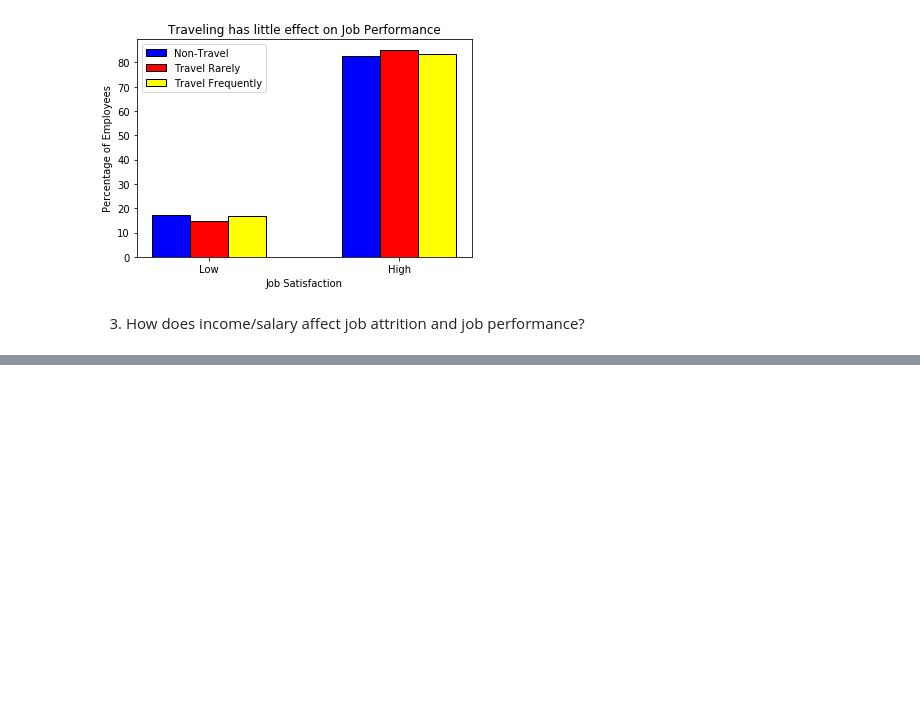
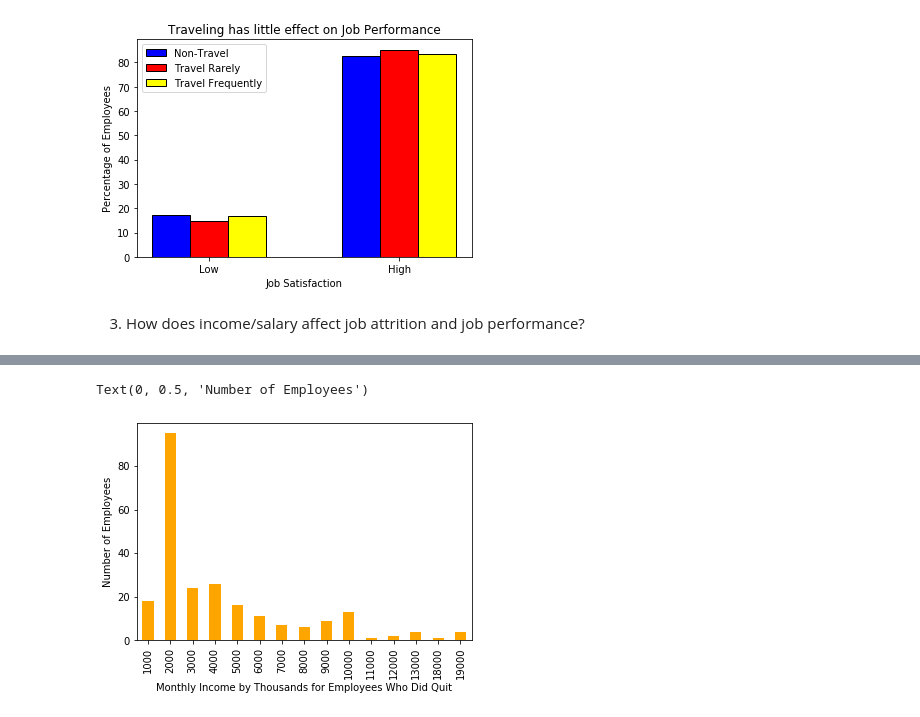
Before and after one commit to Brandyn-Amado/67-364_Project_1, a Jupyter notebook: project_1.ipynb, the cells around one changed output, grey strips where cells are left out. Drawn from its saved outputs; the diff is of its cells as text; code cells hidden in the pictures; blank space fills up the shorter version.

```diff
--- a/project_1.ipynb
+++ b/project_1.ipynb
@@ -153,0 +175,8 @@ plt.show()
+# %%
+ibm_yes_income = ibm_yes['MonthlyIncome'].apply(lambda x: x//1000*1000)
+ax = ibm_yes_income.value_counts().sort_index().plot.bar(color='orange')
+ax.set_xlabel("Monthly Income by Thousands for Employees Who Did  Quit")
+ax.set_ylabel("Number of Employees")
+# %% [output]
+Text(0, 0.5, 'Number of Employees')
+[figure, added]
```
Also changed, not shown: parts of 8 cells of this notebook.
